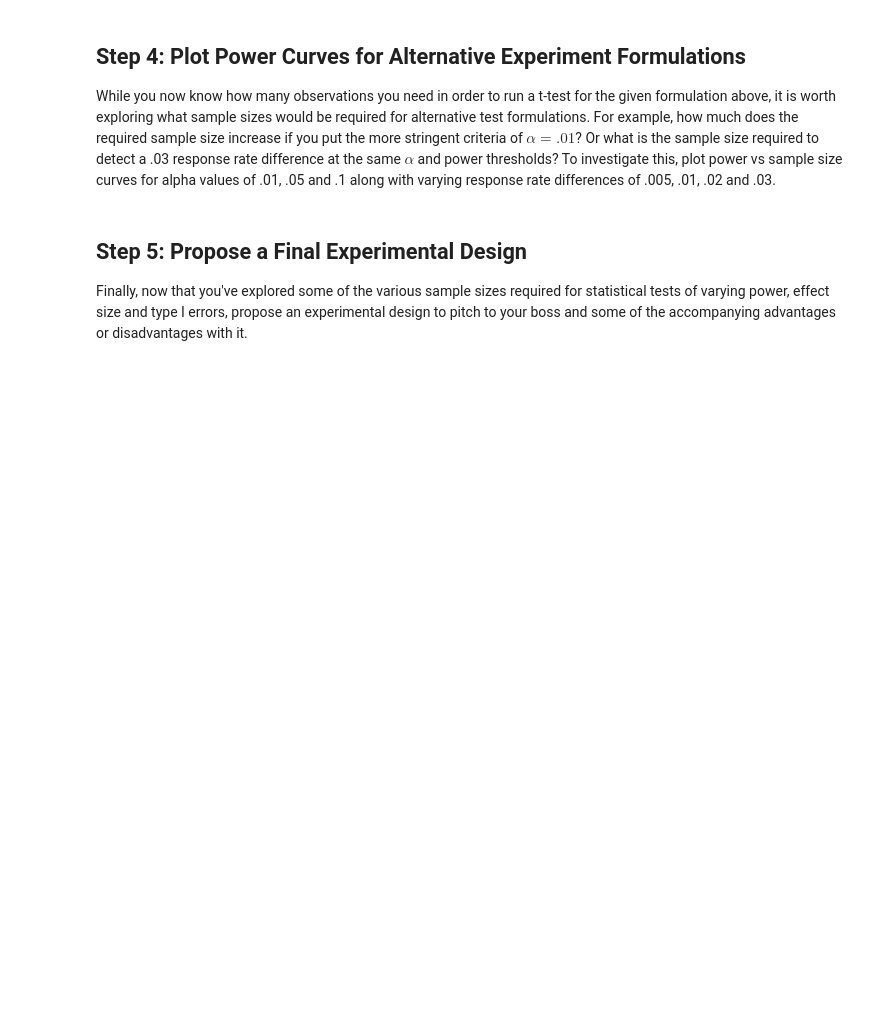
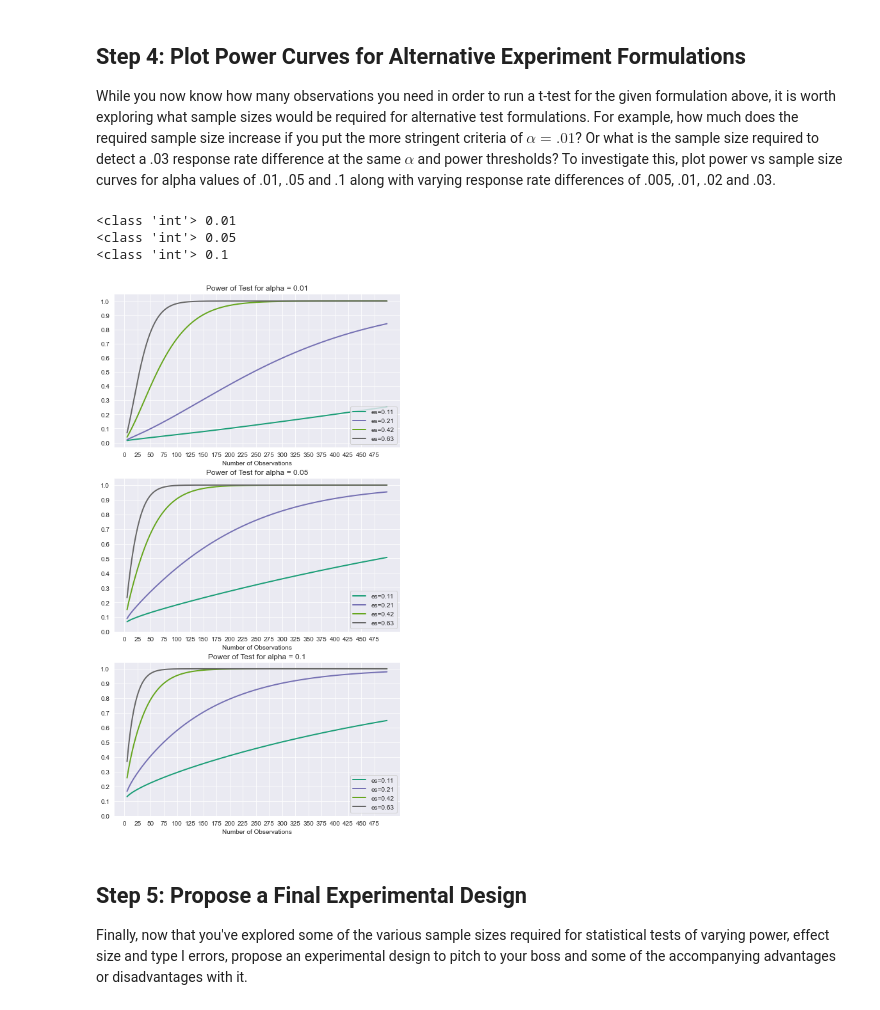
Before and after one commit to learn-co-curriculum/dsc-ab-testing-lab, a Jupyter notebook: index.ipynb, the cells around one changed output. Drawn from its saved outputs; the diff is of its cells as text; code cells hidden in the pictures; blank space fills up the shorter version.

```diff
--- a/index.ipynb
+++ b/index.ipynb
@@ -59,27 +61,33 @@ While you now know how many observations you need in order to run a t-test for t
 # %%
 #__SOLUTION__
 #Your code; plot power curves for the various alpha and effect size combinations
 import numpy as np
 import matplotlib.pyplot as plt
 import seaborn as sns
 sns.set_style('darkgrid')
 %matplotlib inline
 
 
 sd = 0.0475
 e_sizes = [mu_delta/sd for mu_delta in [.005,.01,.02,.03]]
 fig, axes = plt.subplots(ncols=1, nrows=3, figsize=(8,15))
 for n, alpha in enumerate([.01, .05, .1]):
     print(type(n), alpha)
     ax = axes[n]
     power_analysis.plot_power(dep_var="nobs",
                               nobs = np.array(range(5,500)),
                               effect_size=e_sizes,
                               alpha=alpha,
-                              ax=ax)
+                              ax=ax,
+                              alternative='larger')
     ax.set_title('Power of Test for alpha = {}'.format(alpha))
     ax.set_xticks(list(range(0,500,25)))
     ax.set_yticks(np.linspace(0,1,11))
+# %% [output]
+<class 'int'> 0.01
+<class 'int'> 0.05
+<class 'int'> 0.1
+[figure, added]
 # %% [markdown]
 ## Step 5: Propose a Final Experimental Design
 
```
Also changed, not shown: parts of 3 cells of this notebook.
